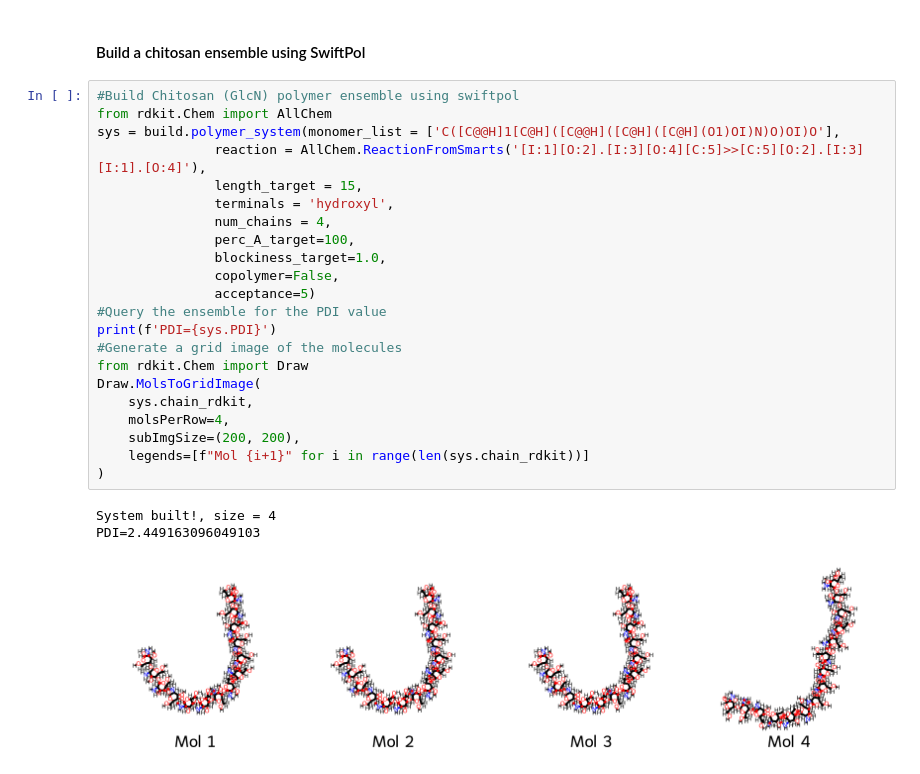
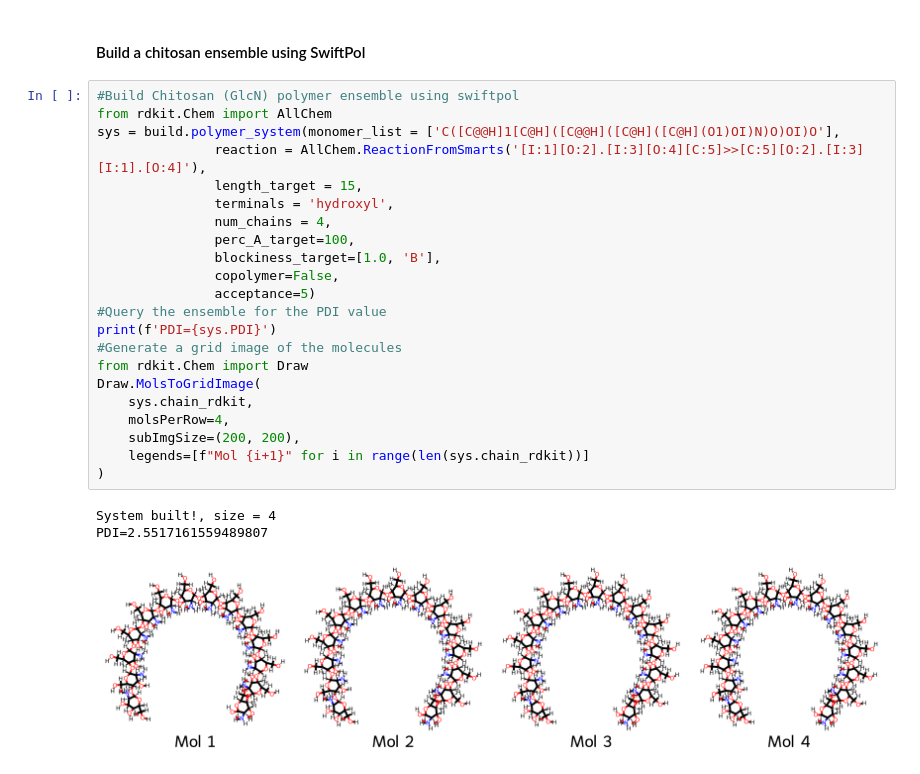
Before and after one commit to matta-research-group/SwiftPol, a Jupyter notebook: Example_Notebooks/Chitin.ipynb, the cells around one changed output. Cells and saved outputs as stored; diff of their text form.

Commit message:
Updated example notebooks to reflect new blockiness

```diff
--- a/Example_Notebooks/Chitin.ipynb
+++ b/Example_Notebooks/Chitin.ipynb
@@ -53,26 +53,26 @@ build.build_polymer(sequence='AAAAA',
 # %%
 #Build Chitosan (GlcN) polymer ensemble using swiftpol
 from rdkit.Chem import AllChem
 sys = build.polymer_system(monomer_list = ['C([C@@H]1[C@H]([C@@H]([C@H]([C@H](O1)OI)N)O)OI)O'],
                reaction = AllChem.ReactionFromSmarts('[I:1][O:2].[I:3][O:4][C:5]>>[C:5][O:2].[I:3][I:1].[O:4]'),
                length_target = 15,
                terminals = 'hydroxyl',
                num_chains = 4,
                perc_A_target=100,
-               blockiness_target=1.0,
+               blockiness_target=[1.0, 'B'],
                copolymer=False,
                acceptance=5)
 #Query the ensemble for the PDI value
 print(f'PDI={sys.PDI}')
 #Generate a grid image of the molecules
 from rdkit.Chem import Draw
 Draw.MolsToGridImage(
     sys.chain_rdkit,
     molsPerRow=4,
     subImgSize=(200, 200),
     legends=[f"Mol {i+1}" for i in range(len(sys.chain_rdkit))]
 )
 # %% [output]
 System built!, size = 4
-PDI=2.449163096049103
+PDI=2.5517161559489807
-[figure, old version]
+[figure, new version]
```
Also changed, not shown: parts of 4 cells of this notebook, 1 other file.
